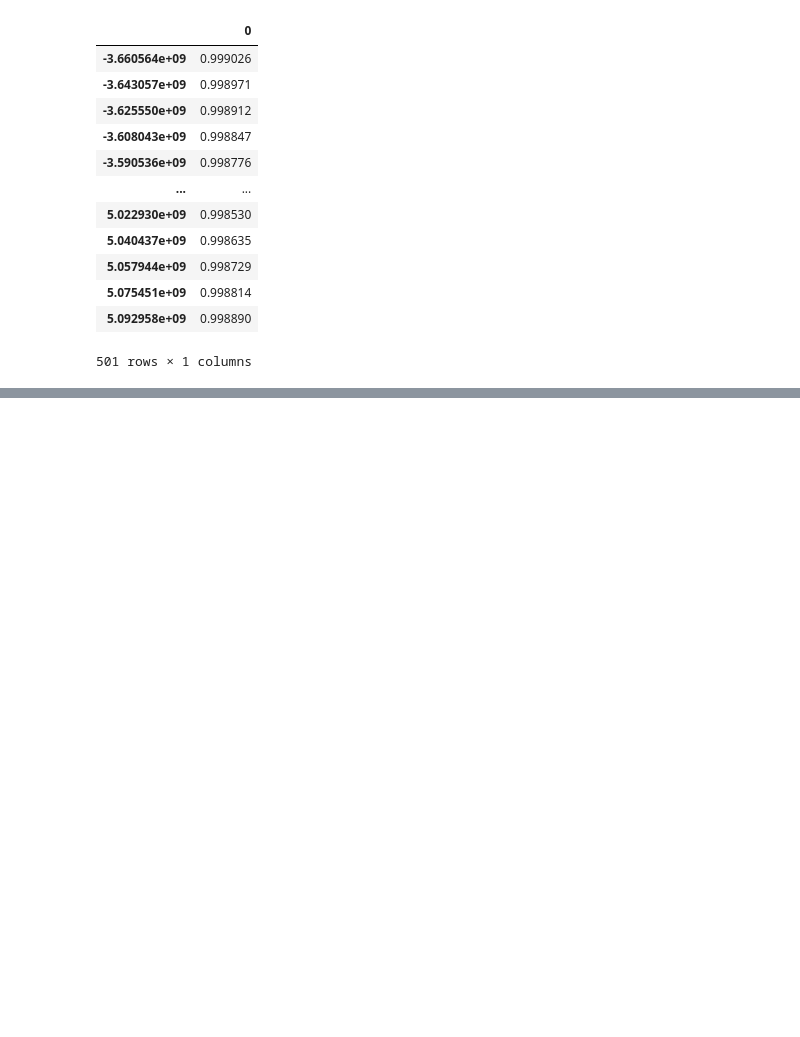
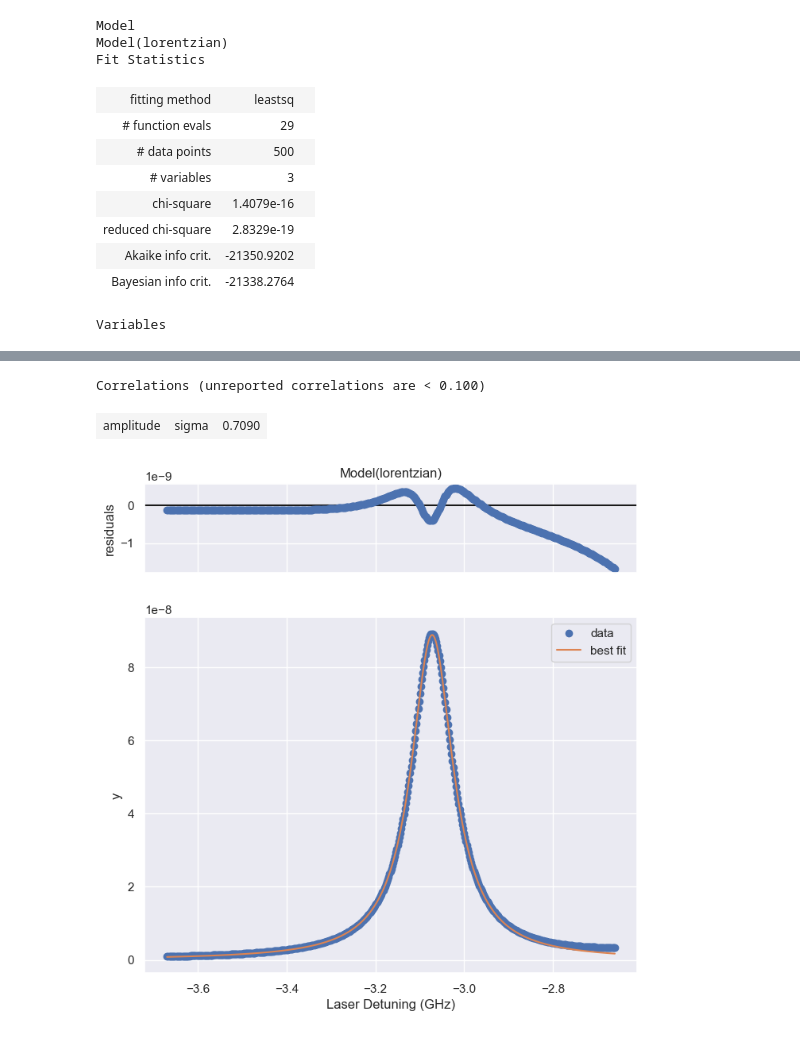
Before and after one commit to qwertz12345/GeneralizedOpticalBlochSim, a Jupyter notebook: Spectroscopy/spectroscopy.ipynb, the cells around one changed output, grey strips where cells are left out. Drawn from its saved outputs; the diff is of its cells as text; code cells hidden in the pictures; blank space fills up the shorter version.

```diff
--- a/Spectroscopy/spectroscopy.ipynb
+++ b/Spectroscopy/spectroscopy.ipynb
@@ -954,6 +25,0 @@ matrixplot(sum(dephasing_excited_states(line="D1")))
-# %%
-freqs = np.linspace(-2.2e10, -1.8e10, 501)
-rho_ss_list = [steadystate(H_atom_field_D1(-1, E_0_plus(0.01)) + H_atom(det, "D1"), c_op_list=decays) for det in freqs]
-excited_pops = [sum(rho.diag()[8:]) for rho in rho_ss_list]
-plt.figure()
-plt.plot(freqs, excited_pops, "o")
@@ -963,6 +25,0 @@ plt.plot(freqs, excited_pops, "o")
-# %%
-freqs = np.linspace(-2.3e10, 3.2e10, 501)
-rho_ss_list = [steadystate(H_atom_field_D1(-1, E_0_plus(0.01)) + H_atom(det, "D1"), c_op_list=decays) for det in freqs]
-excited_pops = [sum(rho.diag()[8:]) for rho in rho_ss_list]
-plt.figure()
-plt.plot(freqs, excited_pops, "o")
@@ -994,16 +25,0 @@ import pandas as pd
-# %%
-pd.DataFrame(od, index=freqs/(2*pi))
-# %% [output]
-|  | 0 |
-| -3.660564e+09 | 0.999026 |
-| -3.643057e+09 | 0.998971 |
-| -3.625550e+09 | 0.998912 |
-| -3.608043e+09 | 0.998847 |
-| -3.590536e+09 | 0.998776 |
-| ... | ... |
-| 5.022930e+09 | 0.998530 |
-| 5.040437e+09 | 0.998635 |
-| 5.057944e+09 | 0.998729 |
-| 5.075451e+09 | 0.998814 |
-| 5.092958e+09 | 0.998890 |
-501 rows × 1 columns
@@ -1017,0 +26,21 @@ df_sim.to_csv("sim.csv")
+# %%
+from lmfit.models import LorentzianModel, ConstantModel
+mod = LorentzianModel() #+ ConstantModel()
+pars = mod.make_params(amplitude=10e-4, sigma=0.013, center=-3.07)
+res = mod.fit(data=excited_pops, params=pars, x=freqs)
+res.plot();
+plt.xlabel("Laser Detuning (GHz)")
+res
+# %% [output]
+Model
+Model(lorentzian)
+Fit Statistics
+| fitting method | leastsq |  |
+| # function evals | 29 |  |
+| # data points | 500 |  |
+| # variables | 3 |  |
+| chi-square | 1.4079e-16 |  |
+| reduced chi-square | 2.8329e-19 |  |
+| Akaike info crit. | -21350.9202 |  |
+| Bayesian info crit. | -21338.2764 |  |
+Variables
@@ -1017,0 +53,3 @@ df_sim.to_csv("sim.csv")
+Correlations (unreported correlations are < 0.100)
+| amplitude | sigma | 0.7090 |
+[figure, added]
```
Also changed, not shown: parts of 54 cells of this notebook, 30 other files.
